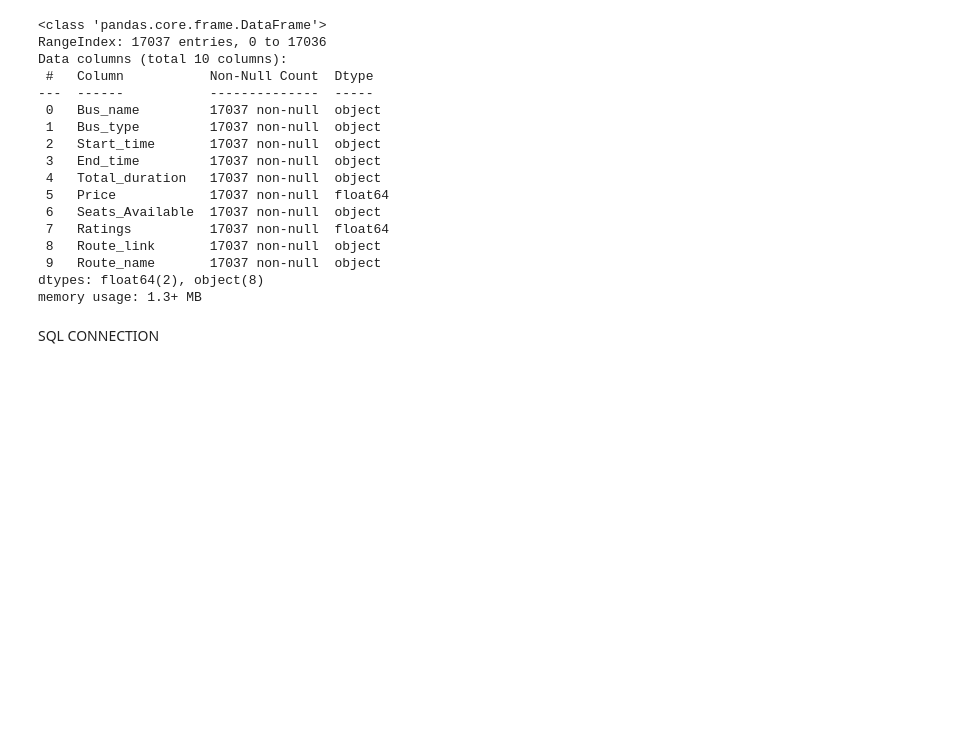
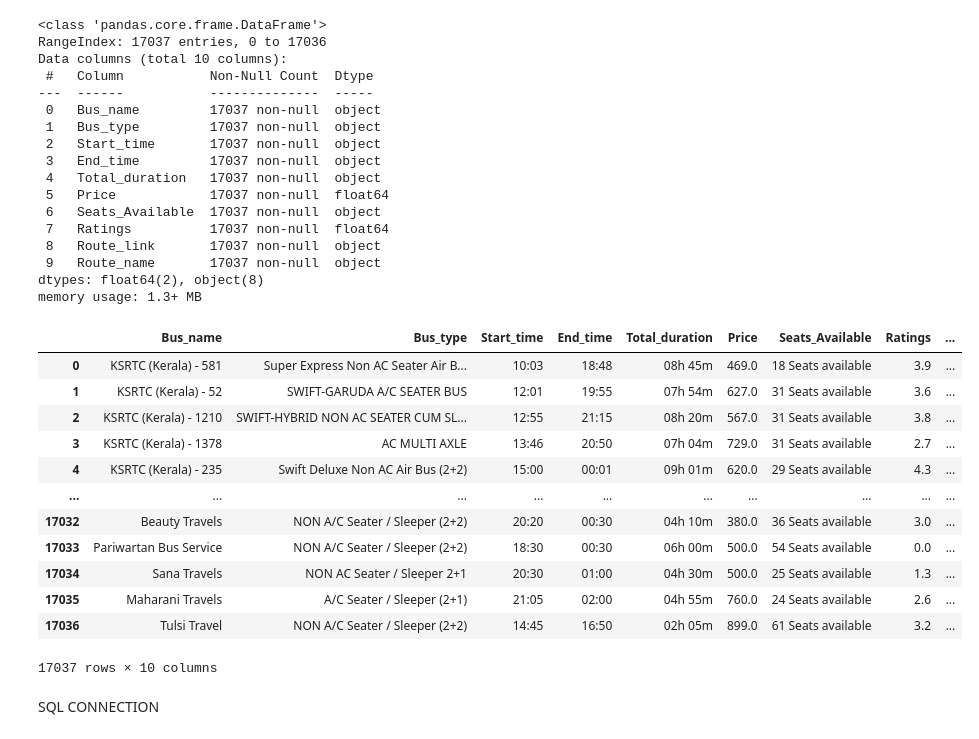
Before and after one commit to Sandhyasrinivasan29/Red-Bus-Selenium-Web-Scraping-, a Jupyter notebook: redbus.ipynb, the cells around one changed output. Saved outputs shown, nothing was run; the diff lists cells and outputs as text; code cells hidden in the pictures; blank space fills up the shorter version.

```diff
--- a/redbus.ipynb
+++ b/redbus.ipynb
@@ -2109,6 +2109,22 @@ Data columns (total 10 columns):
  9   Route_name       17037 non-null  object
 dtypes: float64(2), object(8)
 memory usage: 1.3+ MB
+# %%
+final_df
+# %% [output]
+|  | Bus_name | Bus_type | Start_time | End_time | Total_duration | Price | Seats_Available | Ratings | ... |
+| 0 | KSRTC (Kerala) - 581 | Super Express Non AC Seater Air B... | 10:03 | 18:48 | 08h 45m | 469.0 | 18 Seats available | 3.9 | ... |
+| 1 | KSRTC (Kerala) - 52 | SWIFT-GARUDA A/C SEATER BUS | 12:01 | 19:55 | 07h 54m | 627.0 | 31 Seats available | 3.6 | ... |
+| 2 | KSRTC (Kerala) - 1210 | SWIFT-HYBRID NON AC SEATER CUM SL... | 12:55 | 21:15 | 08h 20m | 567.0 | 31 Seats available | 3.8 | ... |
+| 3 | KSRTC (Kerala) - 1378 | AC MULTI AXLE | 13:46 | 20:50 | 07h 04m | 729.0 | 31 Seats available | 2.7 | ... |
+| 4 | KSRTC (Kerala) - 235 | Swift Deluxe Non AC Air Bus (2+2) | 15:00 | 00:01 | 09h 01m | 620.0 | 29 Seats available | 4.3 | ... |
+| ... | ... | ... | ... | ... | ... | ... | ... | ... | ... |
+| 17032 | Beauty Travels | NON A/C Seater / Sleeper (2+2) | 20:20 | 00:30 | 04h 10m | 380.0 | 36 Seats available | 3.0 | ... |
+| 17033 | Pariwartan Bus Service | NON A/C Seater / Sleeper (2+2) | 18:30 | 00:30 | 06h 00m | 500.0 | 54 Seats available | 0.0 | ... |
+| 17034 | Sana Travels | NON AC Seater / Sleeper 2+1 | 20:30 | 01:00 | 04h 30m | 500.0 | 25 Seats available | 1.3 | ... |
+| 17035 | Maharani Travels | A/C Seater / Sleeper (2+1) | 21:05 | 02:00 | 04h 55m | 760.0 | 24 Seats available | 2.6 | ... |
+| 17036 | Tulsi Travel | NON A/C Seater / Sleeper (2+2) | 14:45 | 16:50 | 02h 05m | 899.0 | 61 Seats available | 3.2 | ... |
+17037 rows × 10 columns
 # %%
 final_df.to_csv("Finaldata.csv",index=False)
 # %% [markdown]
```
